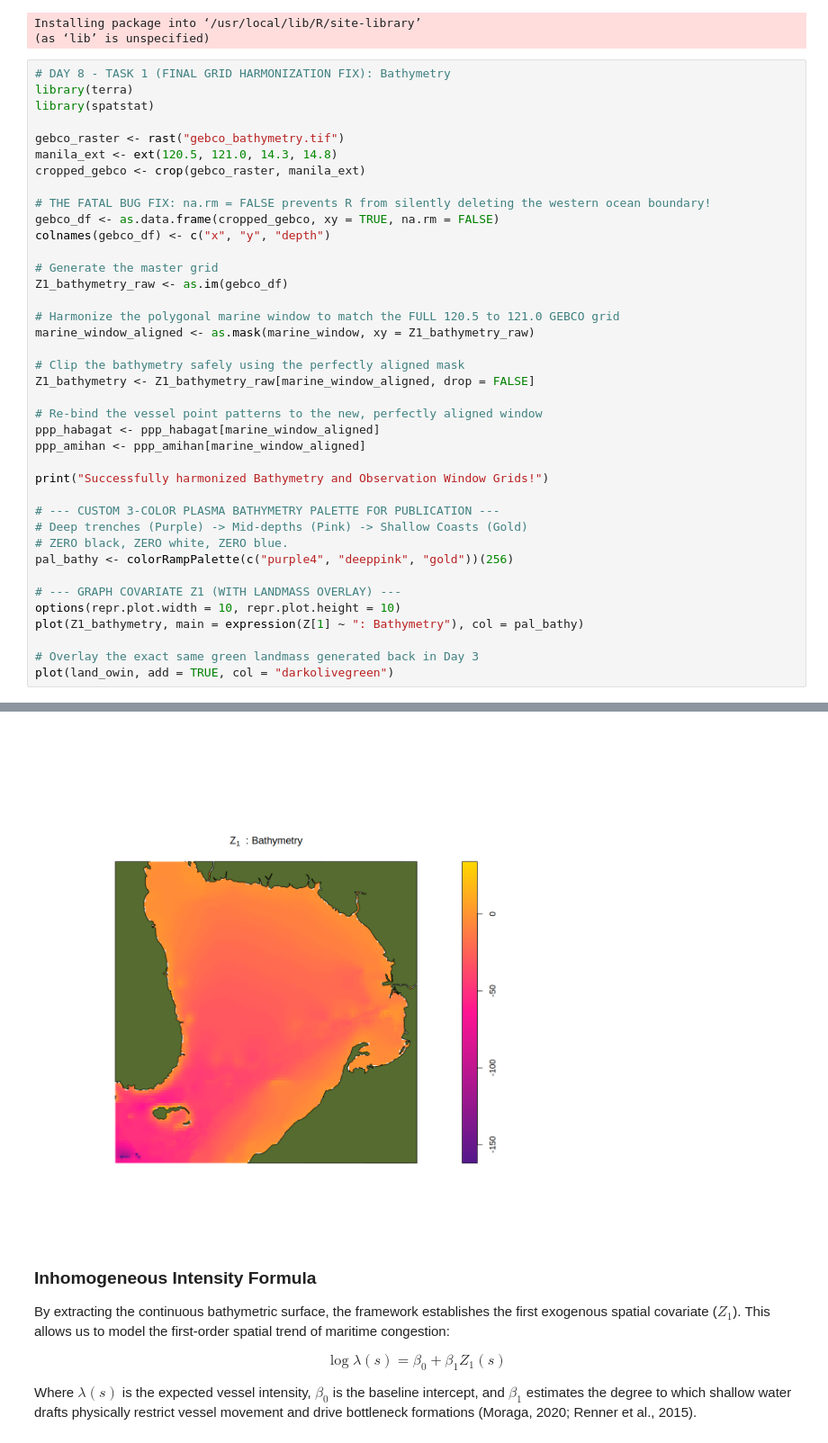
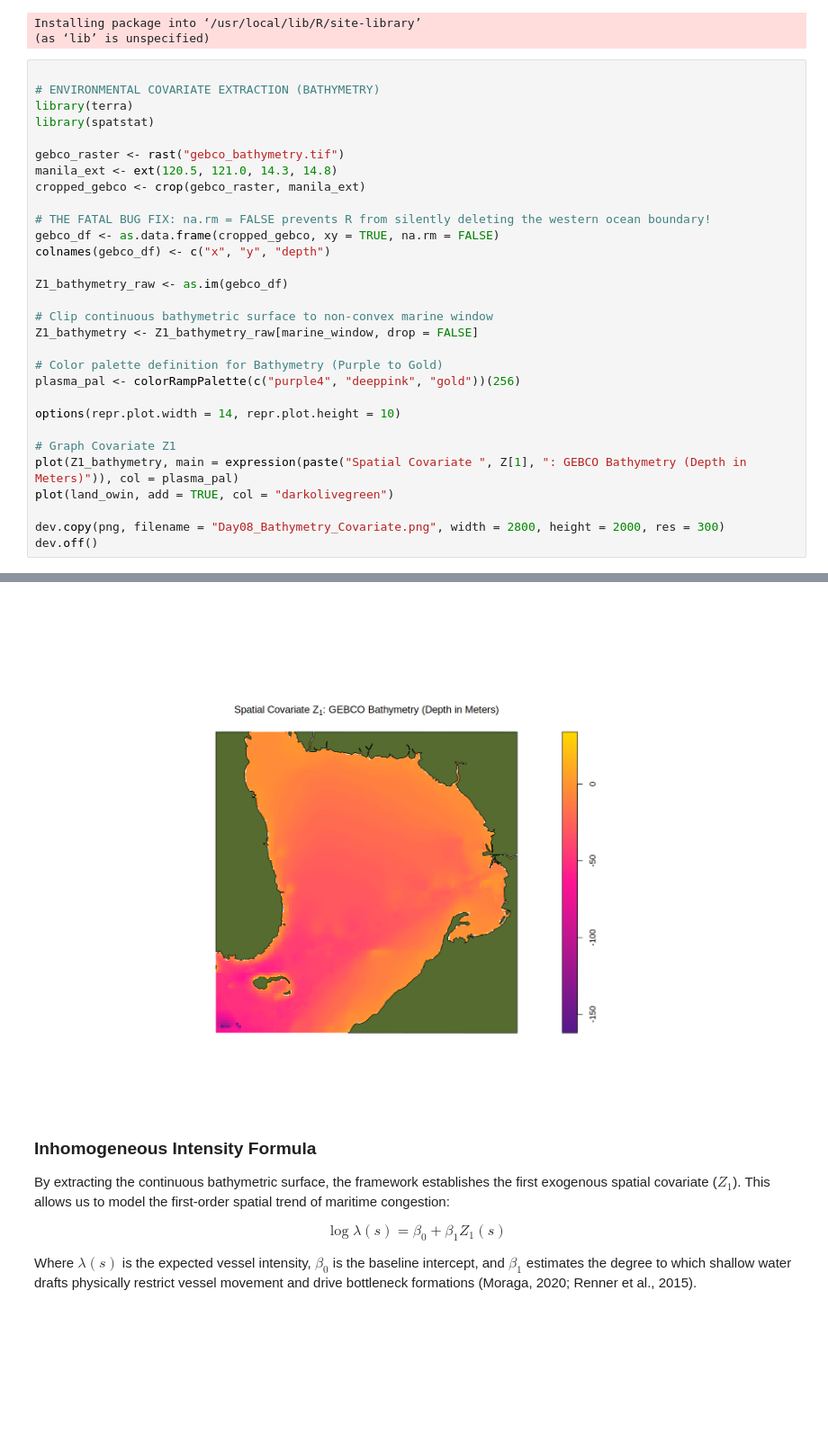
Before and after one commit to rm-cg/maritime-anisotropy-lgcp-R, a Jupyter notebook: 01_maritime_anisotropy_LGCP.ipynb, the cells around one changed output, grey strips where cells are left out. Shown at 90% size. Cells and saved outputs as stored; diff of their text form; blank space fills up the shorter version.

```diff
--- a/01_maritime_anisotropy_LGCP.ipynb
+++ b/01_maritime_anisotropy_LGCP.ipynb
@@ -337,7 +390,8 @@ library(spatstat)
 Installing package into ‘/usr/local/lib/R/site-library’
 (as ‘lib’ is unspecified)
 # %%
-# DAY 8 - TASK 1 (FINAL GRID HARMONIZATION FIX): Bathymetry
+
+# ENVIRONMENTAL COVARIATE EXTRACTION (BATHYMETRY)
 library(terra)
 library(spatstat)
 
@@ -349,30 +403,20 @@ cropped_gebco <- crop(gebco_raster, manila_ext)
 gebco_df <- as.data.frame(cropped_gebco, xy = TRUE, na.rm = FALSE)
 colnames(gebco_df) <- c("x", "y", "depth")
 
-# Generate the master grid
 Z1_bathymetry_raw <- as.im(gebco_df)
 
-# Harmonize the polygonal marine window to match the FULL 120.5 to 121.0 GEBCO grid
-marine_window_aligned <- as.mask(marine_window, xy = Z1_bathymetry_raw)
+# Clip continuous bathymetric surface to non-convex marine window
+Z1_bathymetry <- Z1_bathymetry_raw[marine_window, drop = FALSE]
 
-# Clip the bathymetry safely using the perfectly aligned mask
-Z1_bathymetry <- Z1_bathymetry_raw[marine_window_aligned, drop = FALSE]
+# Color palette definition for Bathymetry (Purple to Gold)
+plasma_pal <- colorRampPalette(c("purple4", "deeppink", "gold"))(256)
 
-# Re-bind the vessel point patterns to the new, perfectly aligned window
-ppp_habagat <- ppp_habagat[marine_window_aligned]
-ppp_amihan <- ppp_amihan[marine_window_aligned]
+options(repr.plot.width = 14, repr.plot.height = 10)
 
-print("Successfully harmonized Bathymetry and Observation Window Grids!")
+# Graph Covariate Z1
+plot(Z1_bathymetry, main = expression(paste("Spatial Covariate ", Z[1], ": GEBCO Bathymetry (Depth in Meters)")), col = plasma_pal)
+plot(land_owin, add = TRUE, col = "darkolivegreen")
 
-# --- CUSTOM 3-COLOR PLASMA BATHYMETRY PALETTE FOR PUBLICATION ---
-# Deep trenches (Purple) -> Mid-depths (Pink) -> Shallow Coasts (Gold)
-# ZERO black, ZERO white, ZERO blue.
-pal_bathy <- colorRampPalette(c("purple4", "deeppink", "gold"))(256)
-
-# --- GRAPH COVARIATE Z1 (WITH LANDMASS OVERLAY) ---
-options(repr.plot.width = 10, repr.plot.height = 10)
-plot(Z1_bathymetry, main = expression(Z[1] ~ ": Bathymetry"), col = pal_bathy)
-
-# Overlay the exact same green landmass generated back in Day 3
-plot(land_owin, add = TRUE, col = "darkolivegreen")
+dev.copy(png, filename = "Day08_Bathymetry_Covariate.png", width = 2800, height = 2000, res = 300)
+dev.off()
 # %% [output]
@@ -380,4 +427,4 @@ plot(land_owin, add = TRUE, col = "darkolivegreen")
-[figure, old version]
+[figure, new version]
 # %% [markdown]
 ### **Inhomogeneous Intensity Formula**
 By extracting the continuous bathymetric surface, the framework establishes the first exogenous spatial covariate ($Z_1$). This allows us to model the first-order spatial trend of maritime congestion:
```
Also changed, not shown: parts of 23 cells of this notebook.
